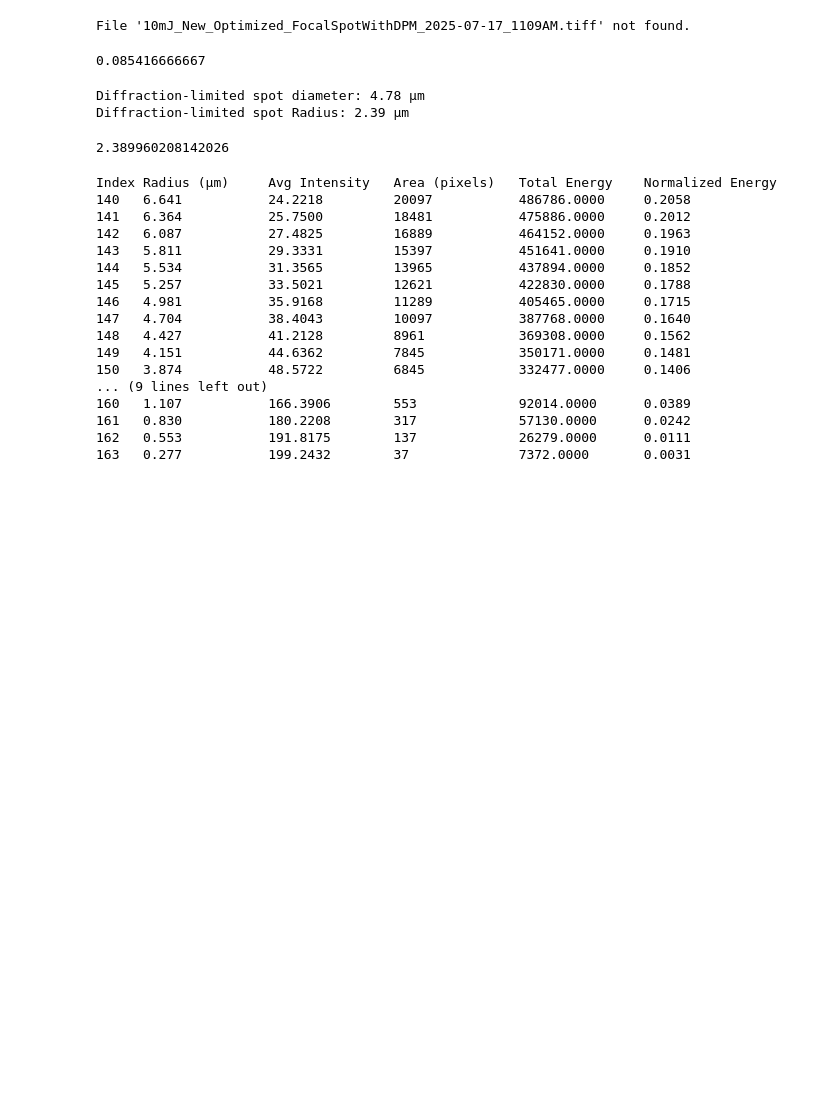
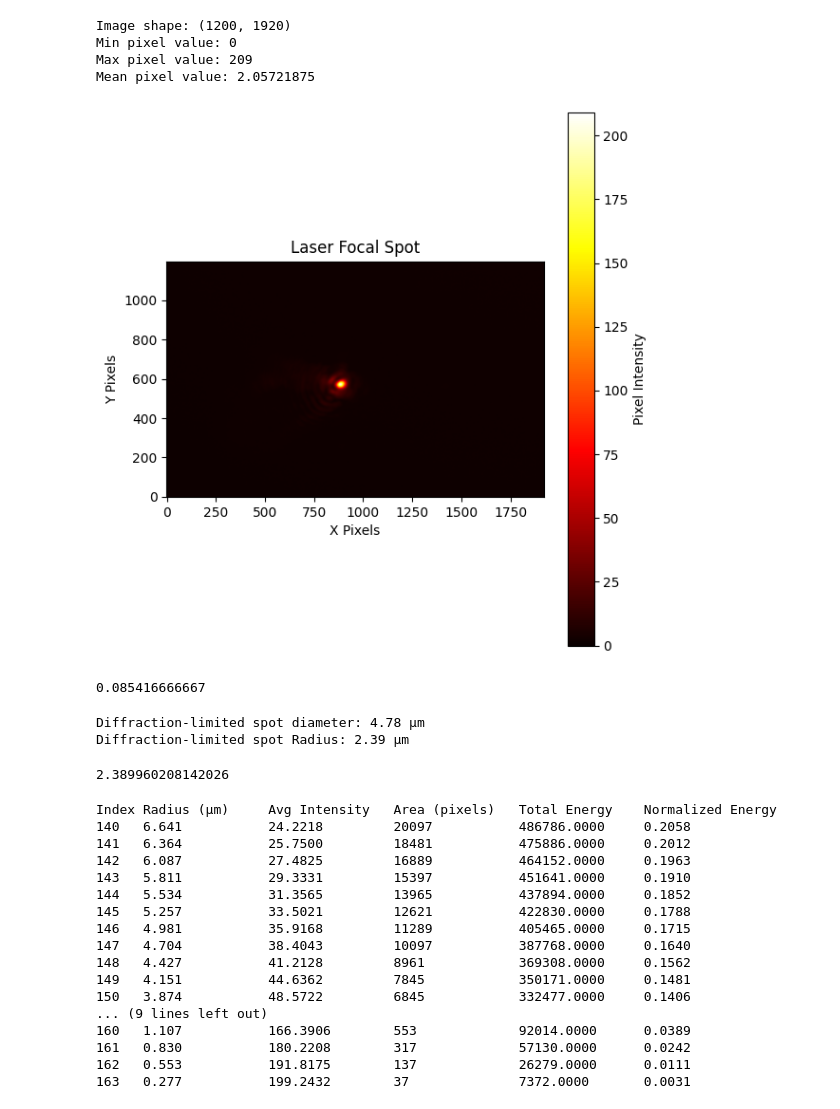
Before and after one commit to I-am-Jeremy-Reb/Laser_Calculations, a Jupyter notebook: Strehl_ratio_from_focal_spot-Copy1.ipynb, the cells around one changed output. Saved outputs shown, nothing was run; the diff lists cells and outputs as text; code cells hidden in the pictures; blank space fills up the shorter version.

```diff
--- a/Strehl_ratio_from_focal_spot-Copy1.ipynb
+++ b/Strehl_ratio_from_focal_spot-Copy1.ipynb
@@ -5,38 +5,42 @@ import matplotlib.pyplot as plt
 
 # Load the image
 #image_path = "20250627Optimized_focal_spot_wObjective_wPM_exptime3e3.tiff" ##TA2Diode
-image_path = "10mJ_New_Optimized_FocalSpotWithDPM_2025-07-17_1109AM.tiff" ##10mJ
+image_path = "Focal_Spot_Images/10mJ_New_Optimized_FocalSpotWithDPM_2025-07-17_1109AM.tiff" ##10mJ
 try:
     img = Image.open(image_path)
 
     # Convert to grayscale (if it's not already)
     img_gray = img.convert("L")
 
     # Convert to NumPy array
     img_array = np.array(img_gray)
 
     # Show basic image stats
     print("Image shape:", img_array.shape)
     print("Min pixel value:", img_array.min())
     print("Max pixel value:", img_array.max())
     print("Mean pixel value:", img_array.mean())
 
     # Plot the image
     plt.figure(figsize=(6,6))
     plt.imshow(img_array, cmap='hot', origin='lower')
     plt.colorbar(label='Pixel Intensity')
     plt.title('Laser Focal Spot')
     plt.xlabel('X Pixels')
     plt.ylabel('Y Pixels')
     plt.tight_layout()
     plt.show()
 
 except FileNotFoundError:
     print(f"File '{image_path}' not found.")
 except Exception as e:
     print(f"An error occurred: {e}")
 # %% [output]
-File '10mJ_New_Optimized_FocalSpotWithDPM_2025-07-17_1109AM.tiff' not found.
+Image shape: (1200, 1920)
+Min pixel value: 0
+Max pixel value: 209
+Mean pixel value: 2.05721875
+[figure, added]
 # %%
 0.085416666667 ## um/px
 # %% [output]
```
Also changed, not shown: parts of 9 cells of this notebook, 8 other files.
